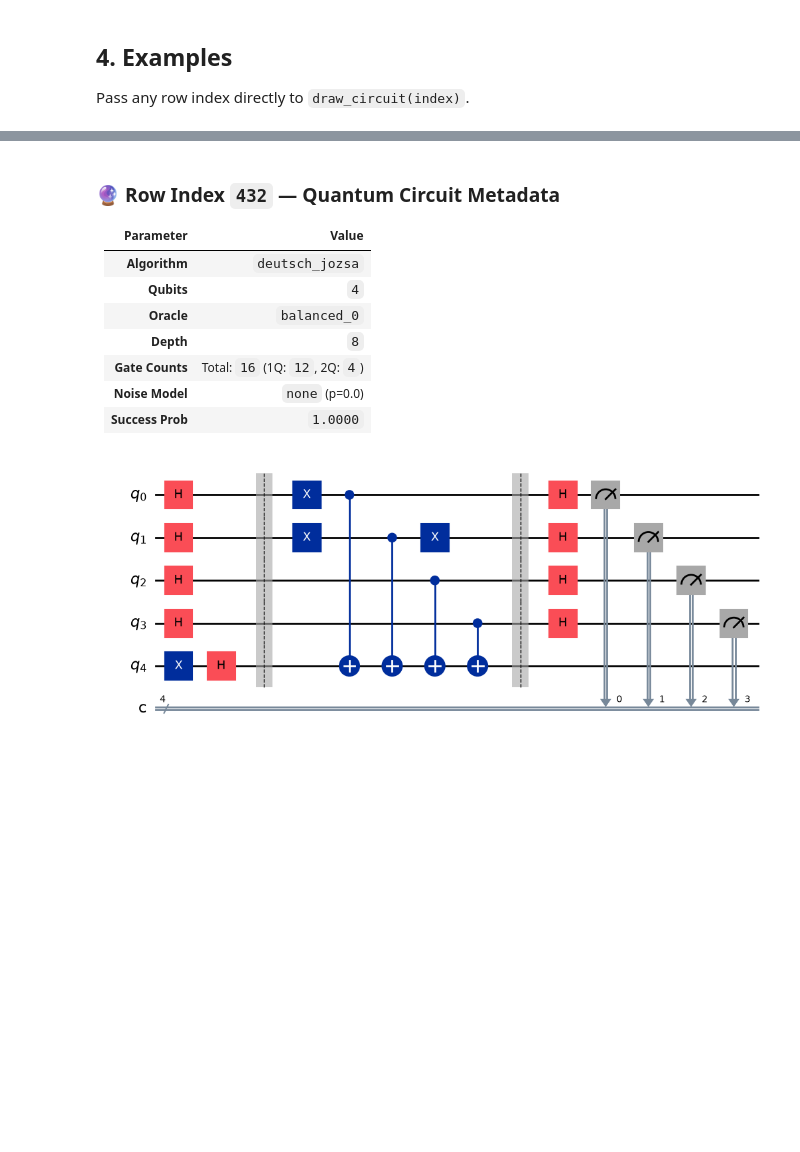
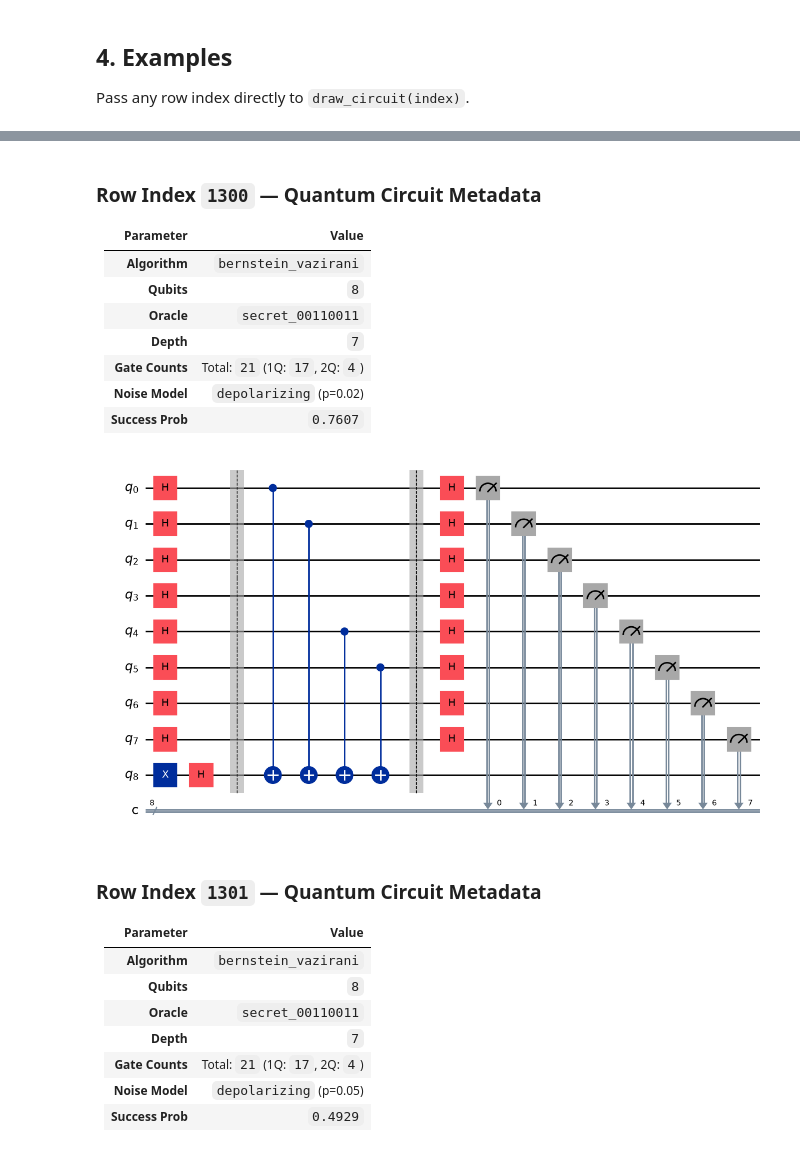
Before and after one commit to Adhavan1801/quantum-success-prediction, a Jupyter notebook: notebooks/06_circuit_visualization.ipynb, the cells around one changed output, grey strips where cells are left out. Saved outputs shown, nothing was run; the diff lists cells and outputs as text; code cells hidden in the pictures; blank space fills up the shorter version.

Commit message:
Feat: Add circuit visualization

```diff
--- a/notebooks/06_circuit_visualization.ipynb
+++ b/notebooks/06_circuit_visualization.ipynb
@@ -174,20 +174,31 @@ draw_circuit(216)
 | **Noise Model** | `none` (p=0.0) |
 | **Success Prob** | `1.0000` |
 [figure]
-# %%
-# Example 4: Simon's Algorithm Hidden Period (Row 432)
-draw_circuit(432)
-# %% [output]
-
-### 🔮 Row Index `432` — Quantum Circuit Metadata
-
-| Parameter | Value |
-| :--- | :--- |
-| **Algorithm** | `deutsch_jozsa` |
-| **Qubits** | `4` |
-| **Oracle** | `balanced_0` |
-| **Depth** | `8` |
-| **Gate Counts** | Total: `16` (1Q: `12`, 2Q: `4`) |
-| **Noise Model** | `none` (p=0.0) |
-| **Success Prob** | `1.0000` |
-[figure, removed]
+# %%
+draw_circuit(1300)
+# %% [output]
+
+###  Row Index `1300` — Quantum Circuit Metadata
+
+| Parameter | Value |
+| :--- | :--- |
+| **Algorithm** | `bernstein_vazirani` |
+| **Qubits** | `8` |
+| **Oracle** | `secret_00110011` |
+| **Depth** | `7` |
+| **Gate Counts** | Total: `21` (1Q: `17`, 2Q: `4`) |
+| **Noise Model** | `depolarizing` (p=0.02) |
+| **Success Prob** | `0.7607` |
+[figure, added]
+
+###  Row Index `1301` — Quantum Circuit Metadata
+
+| Parameter | Value |
+| :--- | :--- |
+| **Algorithm** | `bernstein_vazirani` |
+| **Qubits** | `8` |
+| **Oracle** | `secret_00110011` |
+| **Depth** | `7` |
+| **Gate Counts** | Total: `21` (1Q: `17`, 2Q: `4`) |
+| **Noise Model** | `depolarizing` (p=0.05) |
+| **Success Prob** | `0.4929` |
```
Also changed, not shown: parts of 8 cells of this notebook.
